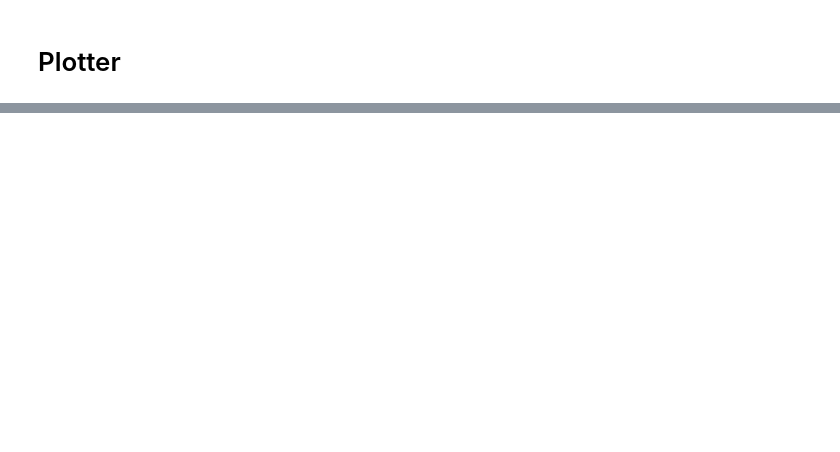
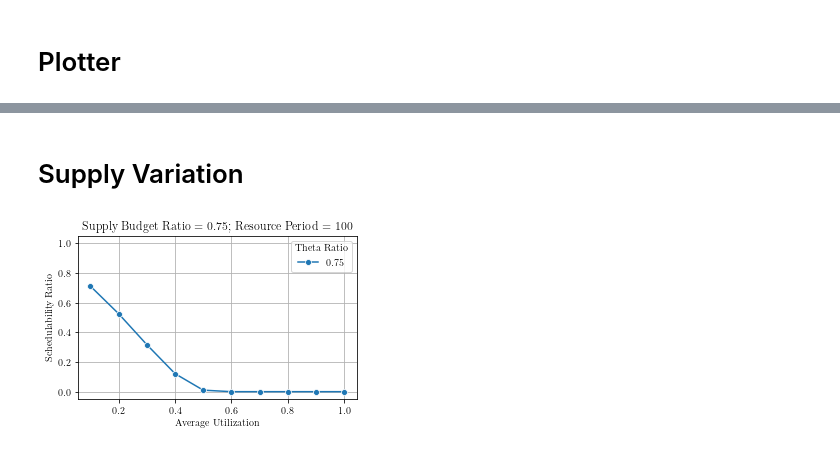
Before and after one commit to sudharsan-ucf/MC-Budget, a Jupyter notebook: plotUtility.ipynb, the cells around one changed output, grey strips where cells are left out. Cells and saved outputs as stored; diff of their text form; code cells hidden in the pictures; blank space fills up the shorter version.

Commit message:
dedicated plotters

```diff
--- a/plotUtility.ipynb
+++ b/plotUtility.ipynb
@@ -120,0 +134,54 @@ for categoryIndex in range(numPlots):
+# %% [markdown]
+# Supply Variation
+# %%
+masterData = Plotter()
+masterData = masterData.database.assign(scheduleSuccess=masterData.database["Scaling Factor"]>=0)
+
+
+# index = X Axis; columns = Parameter Varied; values = Y Axis
+pPlots = "Resource Period"
+pIndex = "Average Utilization"
+pValues = "Schedulability Ratio"
+pColumns = "Theta Ratio"
+pCategory = "Supply Budget Ratio"
+
+
+for plotIndex in masterData[pPlots].unique():
+    # successGB = masterData.groupby(by=[pCategory, pColumns, pIndex])["scheduleSuccess"]
+    successGB = masterData[masterData[pPlots] == plotIndex].groupby(by=[pCategory, pColumns, pIndex])["scheduleSuccess"]
+    resultsDF = successGB.sum().to_frame()
+    resultsDF = resultsDF.assign(scheduleTotal=successGB.count())
+    resultsDF = resultsDF.assign(scheduleRatio=lambda x: x.scheduleSuccess/x.scheduleTotal)
+    resultsDF.rename(columns = {'scheduleSuccess':'Schedule Success', 'scheduleTotal':'Schedule Total', 'scheduleRatio':pValues}, inplace = True)
+    resultsDF = resultsDF.reset_index()
+
+    cColumns = resultsDF[pCategory].unique()
+    numPlots = len(cColumns)
+
+    for categoryIndex in range(numPlots):
+        fig, ax = plt.subplots(figsize=(5, 3))
+        plotData = resultsDF[resultsDF[pCategory] == cColumns[categoryIndex]].pivot(index=pIndex, columns=pColumns, values=pValues)
+        seaborn.lineplot(
+            data = plotData,
+            ax = ax,
+            markers = True,
+            legend = False)
+        ax.grid(True)
+        ax.set_ylim((-0.05, 1.05))
+        ax.set_ylabel(pValues)
+        ax.set_title('{:} = {:}; {:} = {:}'.format(pCategory, cColumns[categoryIndex], pPlots, plotIndex))
+        ax.legend(
+            labels = resultsDF[pColumns].unique(),
+            loc="upper right",
+            title=pColumns)
+
+        if PLOT_PNG:
+            fileNamePlot = '{:}_{:}_{:02d}_{:}_{:02d}.png'.format(pColumns,pCategory,int(cColumns[categoryIndex]*10),pPlots,int(plotIndex*10)).replace(" ", "")
+        else:
+            fileNamePlot = '{:}_{:}_{:02d}_{:}_{:02d}.pdf'.format(pColumns,pCategory,int(cColumns[categoryIndex]*10),pPlots,int(plotIndex*10)).replace(" ", "")
+        fig.savefig(
+            fname = os.path.join(dirPathPlot, fileNamePlot),
+            bbox_inches = "tight",
+            dpi = 600)
+# %% [output]
+[figure, added]
```
Also changed, not shown: parts of 4 cells of this notebook, 3 other files.
